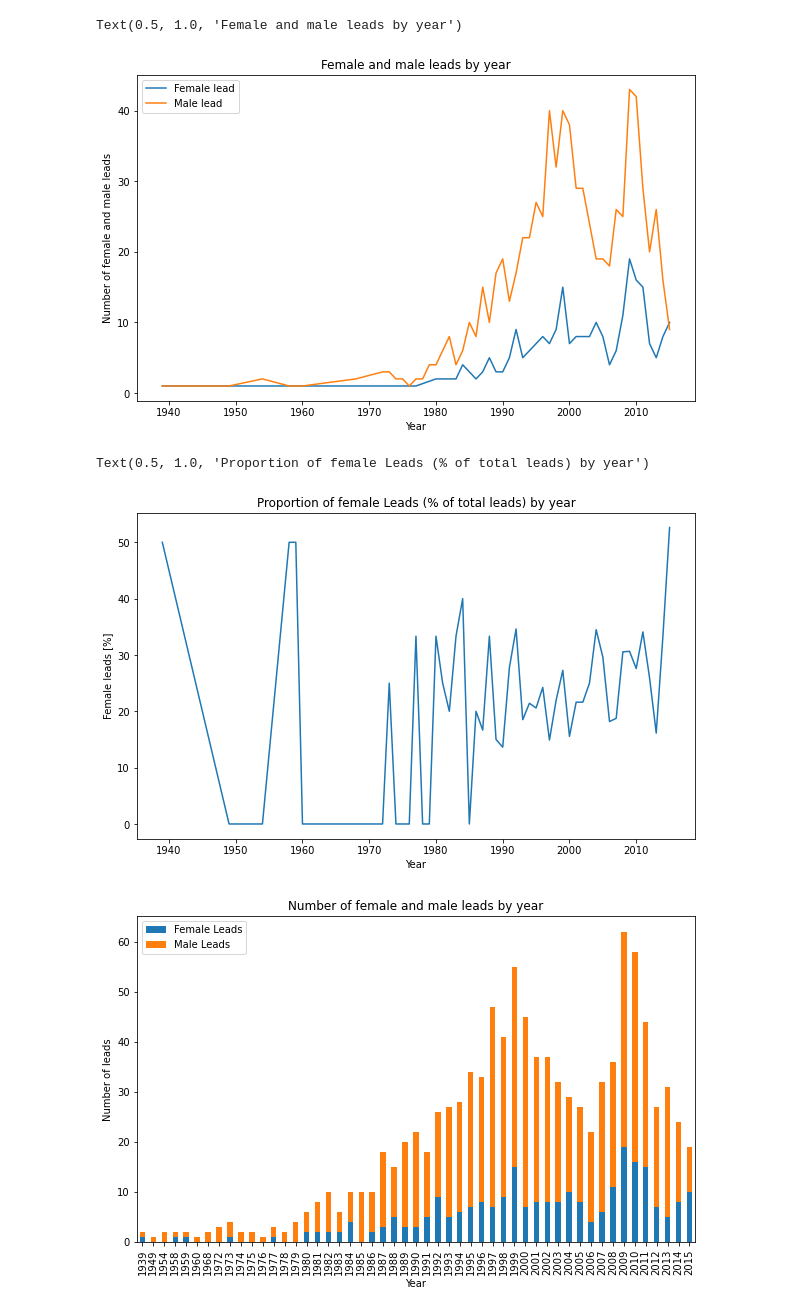
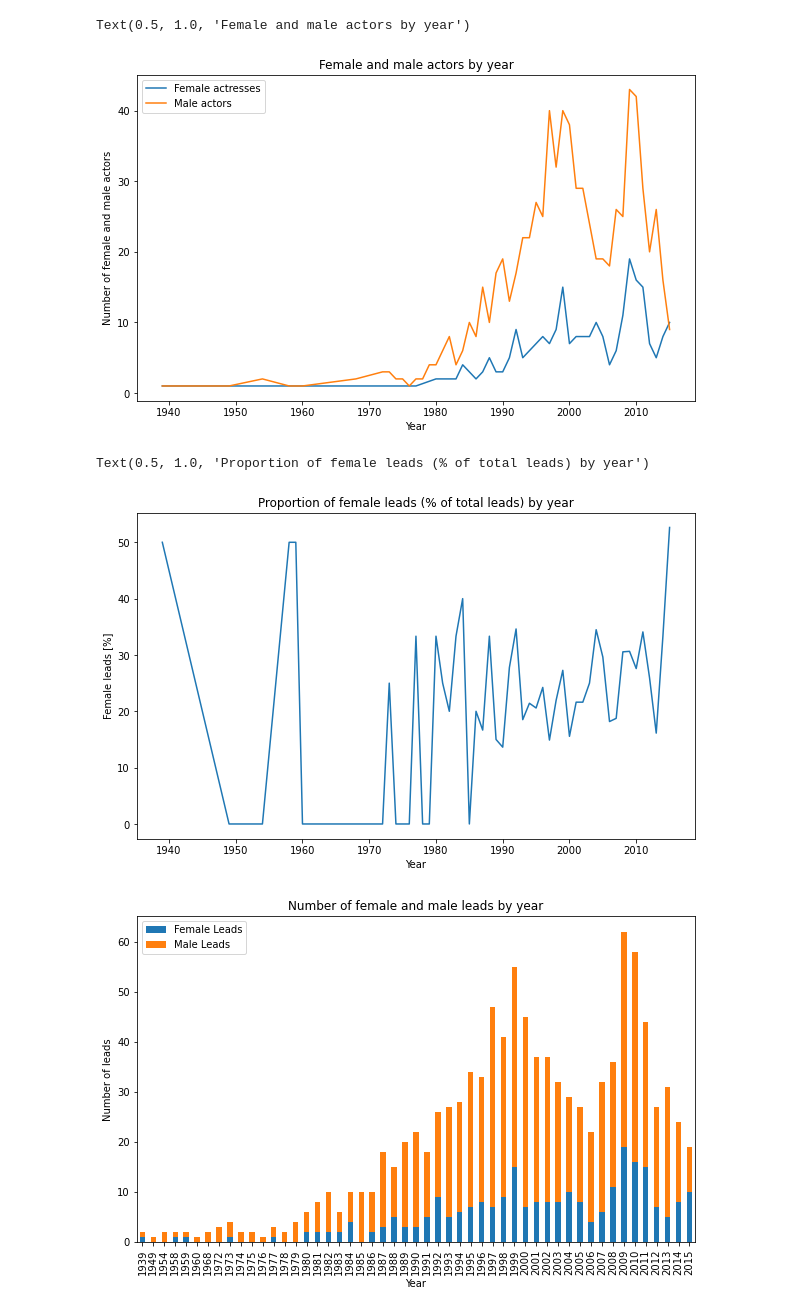
Before and after one commit to Dazarang/Statistical-Machine-Learning, a Jupyter notebook: Project/Project_Stats.ipynb, the cells around one changed output. Drawn from its saved outputs; the diff is of its cells as text; code cells hidden in the pictures.

```diff
--- a/Project/Project_Stats.ipynb
+++ b/Project/Project_Stats.ipynb
@@ -17,18 +22,18 @@ df = pd.read_csv("train.csv", na_values="?", dtype={"ID": str}).dropna().reset_i
 # %%
 df_female = df[df['Lead'] == 'Female']
-df_female_count = df_female.groupby('Year')['Lead'].count()
+df_female_count = df_female.groupby('Year')['Number of female actors'].count()
 df_male = df[df['Lead'] == "Male"]
-df_male_count = df_male.groupby('Year')['Lead'].count()
+df_male_count = df_male.groupby('Year')['Number of male actors'].count()
 # print(df_male_count)
-plt.plot(df_female_count.index, df_female_count.values, label = "Female lead")
-plt.plot(df_male_count.index, df_male_count.values, label = "Male lead")
+plt.plot(df_female_count.index, df_female_count.values, label = "Female actresses")
+plt.plot(df_male_count.index, df_male_count.values, label = "Male actors")
 plt.xlabel('Year')
-plt.ylabel('Number of female and male leads')
+plt.ylabel('Number of female and male actors')
 plt.legend()
-plt.title('Female and male leads by year')
+plt.title('Female and male actors by year')
 # %% [output]
-Text(0.5, 1.0, 'Female and male leads by year')
+Text(0.5, 1.0, 'Female and male actors by year')
-[figure, old version]
+[figure, new version]
 # %%
 df_female = df[df['Lead'] == 'Female']
 df_female_count = df_female.groupby('Year')['Lead'].count()
@@ -47,9 +52,9 @@ df_counts['Percent female'] = df_counts['Female Leads'] / (df_counts['Male Leads
 plt.plot(df_counts.index, df_counts['Percent female'], label='Percent Female Leads')
 plt.xlabel('Year')
 plt.ylabel('Female leads [%]')
-plt.title('Proportion of female Leads (% of total leads) by year')
+plt.title('Proportion of female leads (% of total leads) by year')
 # %% [output]
-Text(0.5, 1.0, 'Proportion of female Leads (% of total leads) by year')
+Text(0.5, 1.0, 'Proportion of female leads (% of total leads) by year')
 [figure]
 # %%
 df_female = df[df['Lead'] == 'Female']
```
Also changed, not shown: parts of 6 cells of this notebook, 7 other files.
